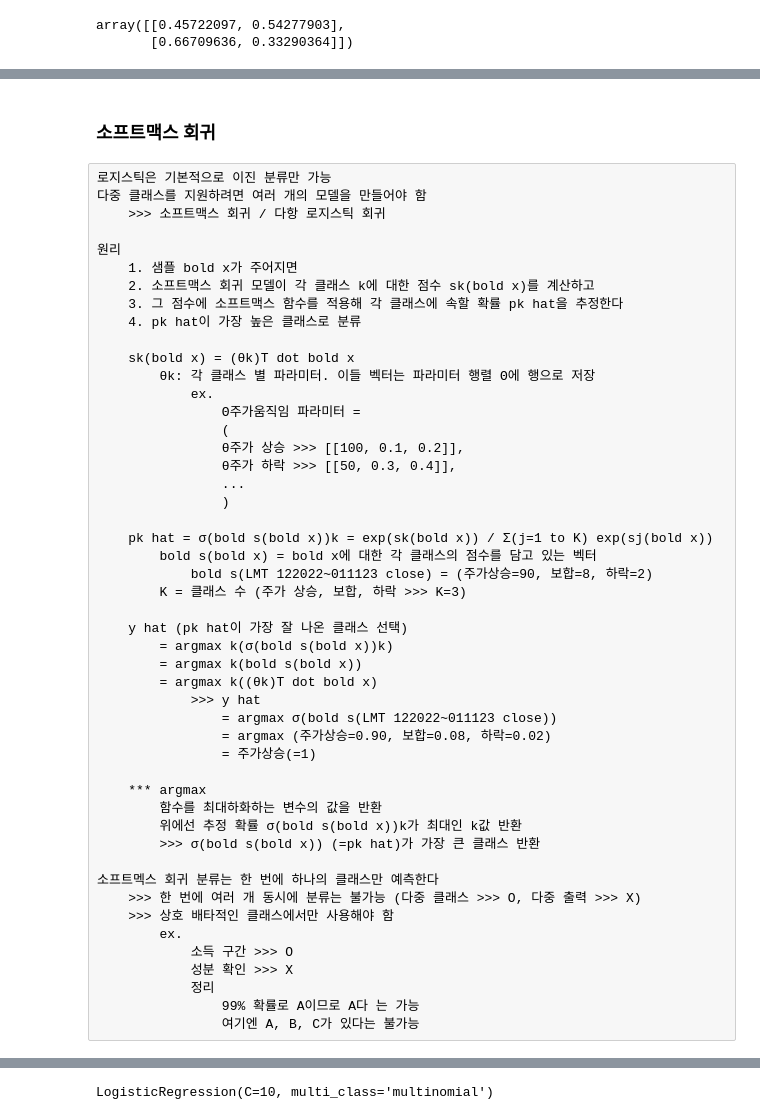
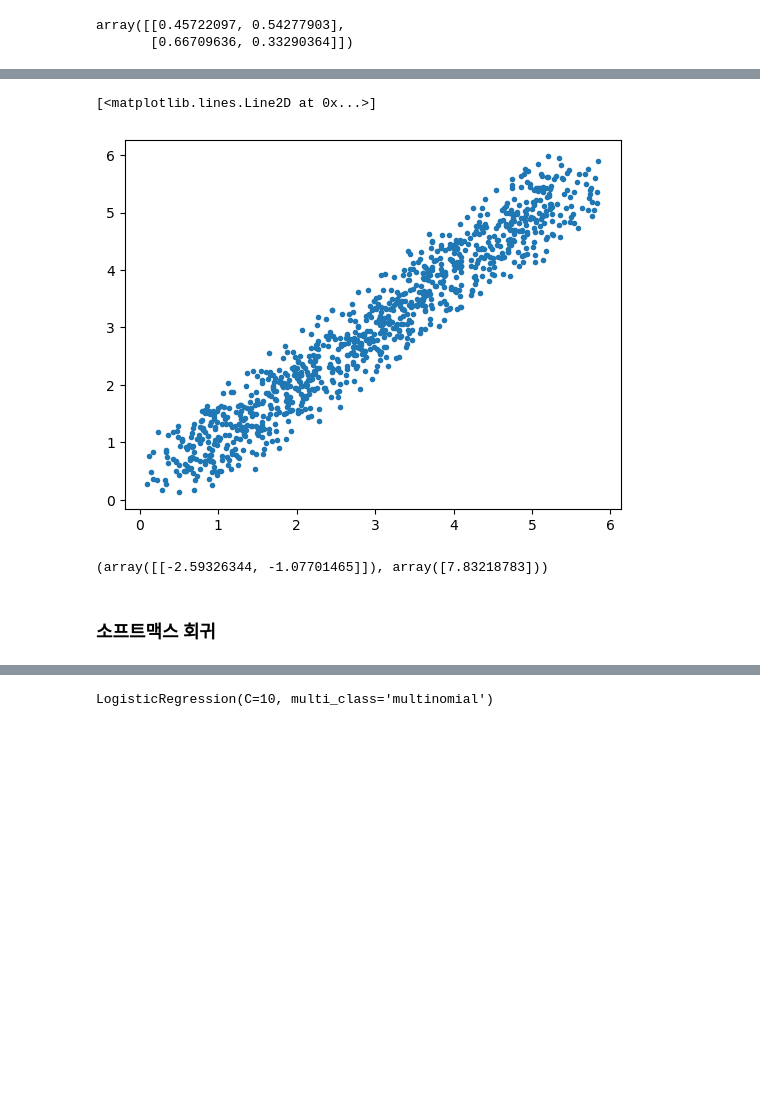
Before and after one commit to davidptuackr/handson, a Jupyter notebook: 04_회귀.ipynb, the cells around one changed output, grey strips where cells are left out. Drawn from its saved outputs; the diff is of its cells as text; code cells hidden in the pictures; blank space fills up the shorter version.

```diff
--- a/04_회귀.ipynb
+++ b/04_회귀.ipynb
@@ -970,0 +1060,8 @@ array([[0.45722097, 0.54277903],
+# %%
+X_t = np.hstack([
+    (np.linspace(0, 5, 1000) + np.random.rand(1000)).reshape(-1, 1),
+    (np.linspace(0, 5, 1000) + np.random.rand(1000)).reshape(-1, 1)
+])
+y_t = lr2.predict_proba(X_t)
+
+y_t
@@ -971,51 +1076,11 @@ array([[0.45722097, 0.54277903],
+# %%
+plt.plot(X_t[ : , 0], X_t[ : , 1], '.')
+# %% [output]
+[<matplotlib.lines.Line2D at 0x...>]
+[figure, added]
+# %%
+lr2.coef_, lr2.intercept_
+# %% [output]
+(array([[-2.59326344, -1.07701465]]), array([7.83218783]))
 # %% [markdown]
 ### 소프트맥스 회귀
-# %% [raw]
-로지스틱은 기본적으로 이진 분류만 가능
-다중 클래스를 지원하려면 여러 개의 모델을 만들어야 함
-    >>> 소프트맥스 회귀 / 다항 로지스틱 회귀
-
-원리
-    1. 샘플 bold x가 주어지면
-    2. 소프트맥스 회귀 모델이 각 클래스 k에 대한 점수 sk(bold x)를 계산하고
-    3. 그 점수에 소프트맥스 함수를 적용해 각 클래스에 속할 확률 pk hat을 추정한다
-    4. pk hat이 가장 높은 클래스로 분류
-
-    sk(bold x) = (θk)T dot bold x
-        θk: 각 클래스 별 파라미터. 이들 벡터는 파라미터 행렬 Θ에 행으로 저장
-            ex.
-                Θ주가움직임 파라미터 =
-                (
-                θ주가 상승 >>> [[100, 0.1, 0.2]],
-                θ주가 하락 >>> [[50, 0.3, 0.4]],
-                ...
-                )
-
-    pk hat = σ(bold s(bold x))k = exp(sk(bold x)) / Σ(j=1 to K) exp(sj(bold x))
-        bold s(bold x) = bold x에 대한 각 클래스의 점수를 담고 있는 벡터
-            bold s(LMT 122022~011123 close) = (주가상승=90, 보합=8, 하락=2)
-        K = 클래스 수 (주가 상승, 보합, 하락 >>> K=3)
-
-    y hat (pk hat이 가장 잘 나온 클래스 선택)
-        = argmax k(σ(bold s(bold x))k)
-        = argmax k(bold s(bold x))
-        = argmax k((θk)T dot bold x)
-            >>> y hat
-                = argmax σ(bold s(LMT 122022~011123 close))
-                = argmax (주가상승=0.90, 보합=0.08, 하락=0.02)
-                = 주가상승(=1)
-
-    *** argmax
-        함수를 최대하화하는 변수의 값을 반환
-        위에선 추정 확률 σ(bold s(bold x))k가 최대인 k값 반환
-        >>> σ(bold s(bold x)) (=pk hat)가 가장 큰 클래스 반환
-
-소프트멕스 회귀 분류는 한 번에 하나의 클래스만 예측한다
-    >>> 한 번에 여러 개 동시에 분류는 불가능 (다중 클래스 >>> O, 다중 출력 >>> X)
-    >>> 상호 배타적인 클래스에서만 사용해야 함
-        ex.
-            소득 구간 >>> O
-            성분 확인 >>> X
-            정리
-                99% 확률로 A이므로 A다 는 가능
-                여기엔 A, B, C가 있다는 불가능
```
Also changed, not shown: parts of 46 cells of this notebook.
